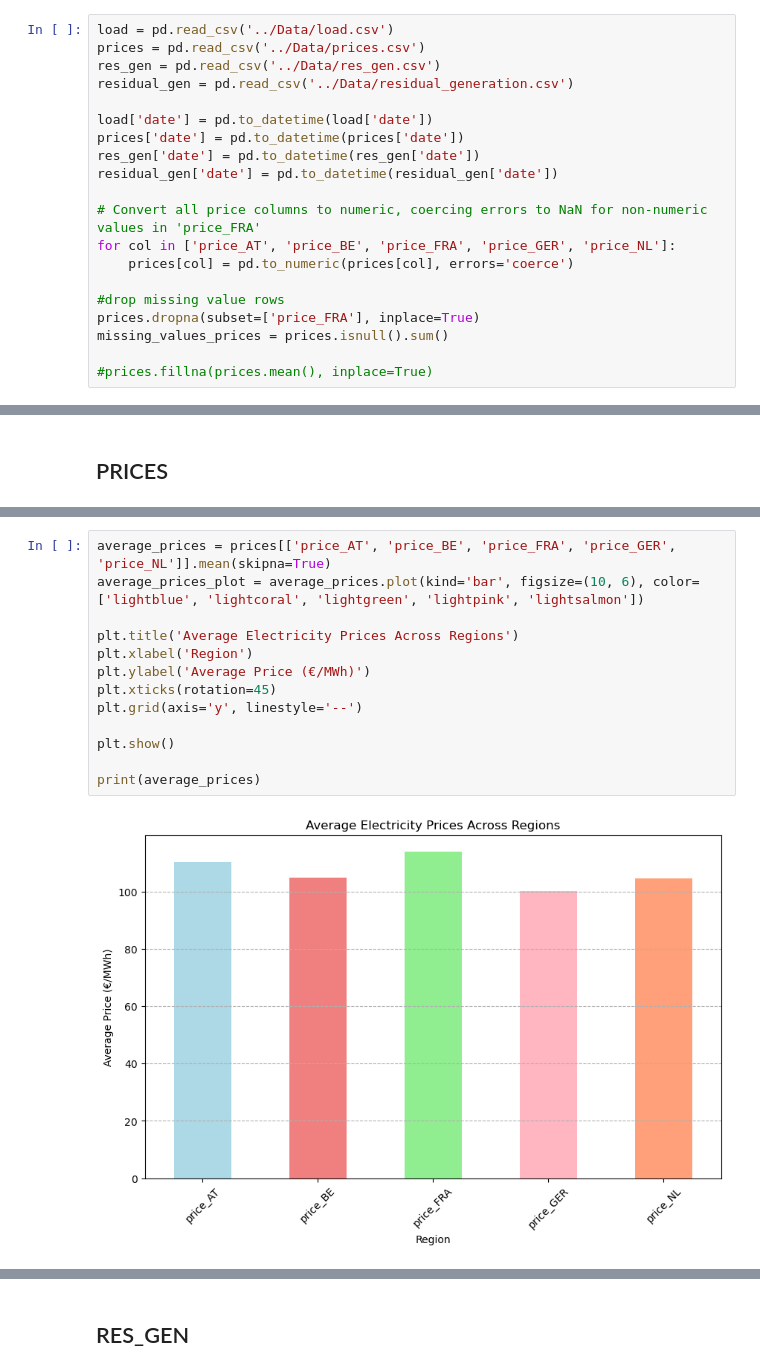
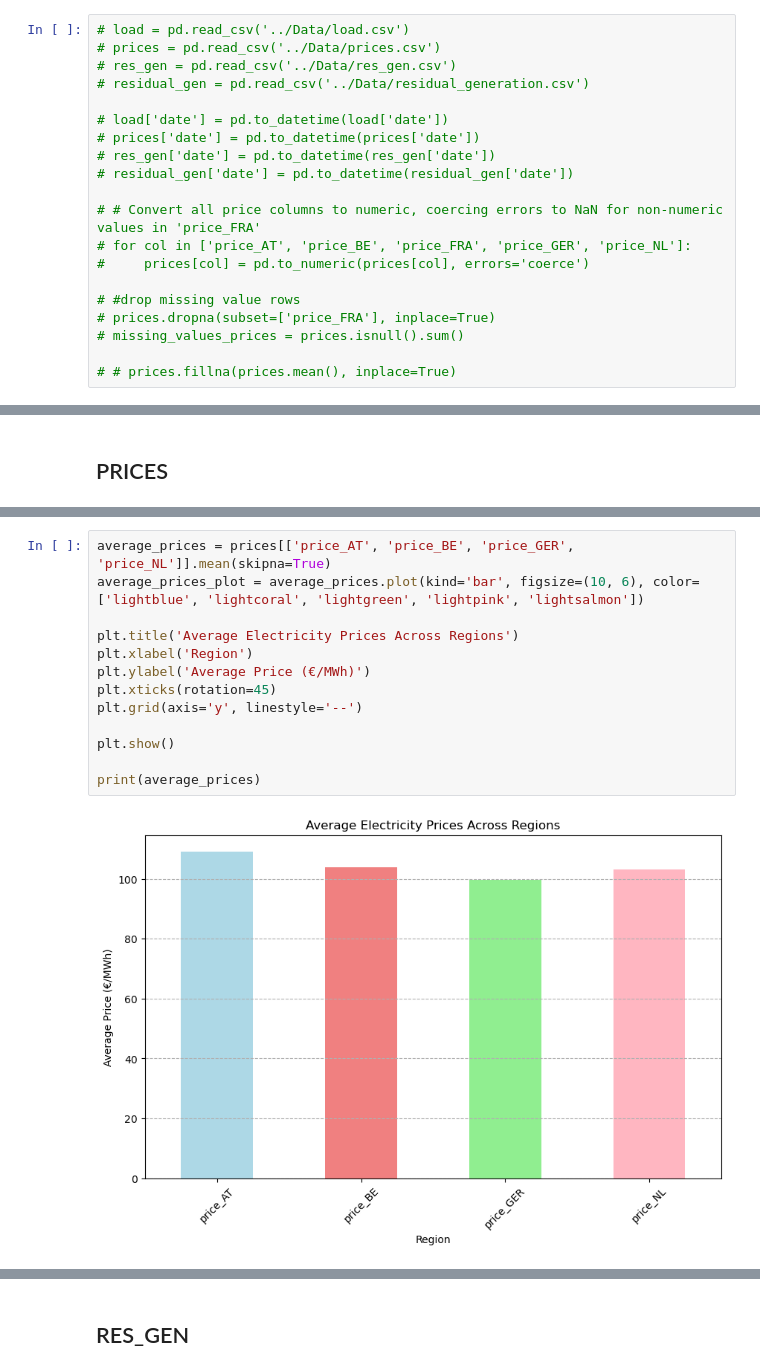
Before and after one commit to Linkschris/AdvancedBA, a Jupyter notebook: model.ipynb/Exploratory_analysis.ipynb, the cells around one changed output, grey strips where cells are left out. Cells and saved outputs as stored; diff of their text form.

```diff
--- a/model.ipynb/Exploratory_analysis.ipynb
+++ b/model.ipynb/Exploratory_analysis.ipynb
@@ -5,22 +5,22 @@ import pandas as pd
 import seaborn as sns
 import matplotlib.dates as mdates
 # %%
-load = pd.read_csv('../Data/load.csv')
-prices = pd.read_csv('../Data/prices.csv')
-res_gen = pd.read_csv('../Data/res_gen.csv')
-residual_gen = pd.read_csv('../Data/residual_generation.csv')
+# load = pd.read_csv('../Data/load.csv')
+# prices = pd.read_csv('../Data/prices.csv')
+# res_gen = pd.read_csv('../Data/res_gen.csv')
+# residual_gen = pd.read_csv('../Data/residual_generation.csv')
 
-load['date'] = pd.to_datetime(load['date'])
-prices['date'] = pd.to_datetime(prices['date'])
-res_gen['date'] = pd.to_datetime(res_gen['date'])
-residual_gen['date'] = pd.to_datetime(residual_gen['date'])
+# load['date'] = pd.to_datetime(load['date'])
+# prices['date'] = pd.to_datetime(prices['date'])
+# res_gen['date'] = pd.to_datetime(res_gen['date'])
+# residual_gen['date'] = pd.to_datetime(residual_gen['date'])
 
-# Convert all price columns to numeric, coercing errors to NaN for non-numeric values in 'price_FRA'
-for col in ['price_AT', 'price_BE', 'price_FRA', 'price_GER', 'price_NL']:
-    prices[col] = pd.to_numeric(prices[col], errors='coerce')
+# # Convert all price columns to numeric, coercing errors to NaN for non-numeric values in 'price_FRA'
+# for col in ['price_AT', 'price_BE', 'price_FRA', 'price_GER', 'price_NL']:
+#     prices[col] = pd.to_numeric(prices[col], errors='coerce')
 
-#drop missing value rows
-prices.dropna(subset=['price_FRA'], inplace=True)
-missing_values_prices = prices.isnull().sum()
+# #drop missing value rows
+# prices.dropna(subset=['price_FRA'], inplace=True)
+# missing_values_prices = prices.isnull().sum()
 
-#prices.fillna(prices.mean(), inplace=True)
+# # prices.fillna(prices.mean(), inplace=True)
@@ -156,15 +232,15 @@ plt.show()
 # %%
-average_prices = prices[['price_AT', 'price_BE', 'price_FRA', 'price_GER', 'price_NL']].mean(skipna=True)
+average_prices = prices[['price_AT', 'price_BE', 'price_GER', 'price_NL']].mean(skipna=True)
 average_prices_plot = average_prices.plot(kind='bar', figsize=(10, 6), color=['lightblue', 'lightcoral', 'lightgreen', 'lightpink', 'lightsalmon'])
 
 plt.title('Average Electricity Prices Across Regions')
 plt.xlabel('Region')
 plt.ylabel('Average Price (€/MWh)')
 plt.xticks(rotation=45)
 plt.grid(axis='y', linestyle='--')
 
 plt.show()
 
 print(average_prices)
 # %% [output]
-[figure, old version]
+[figure, new version]
```
Also changed, not shown: parts of 16 cells of this notebook.
